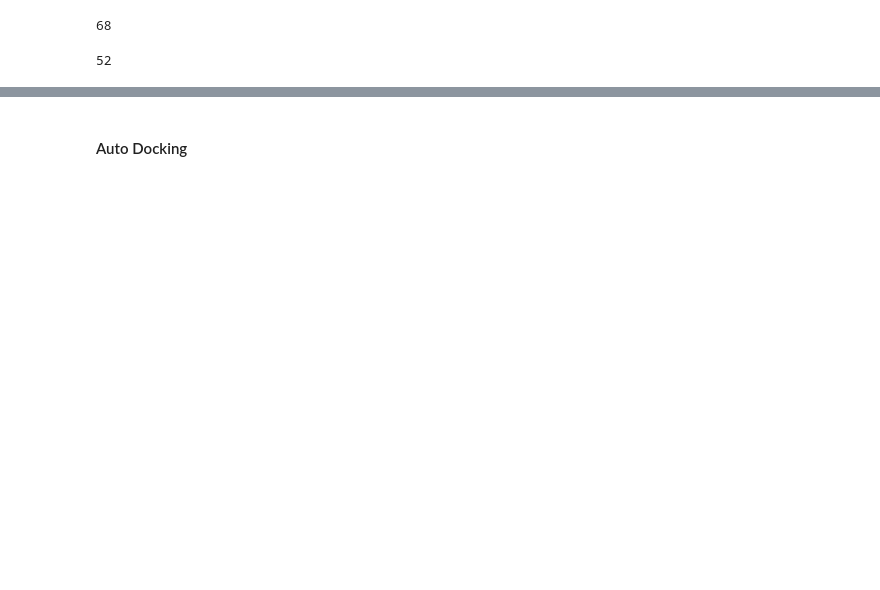
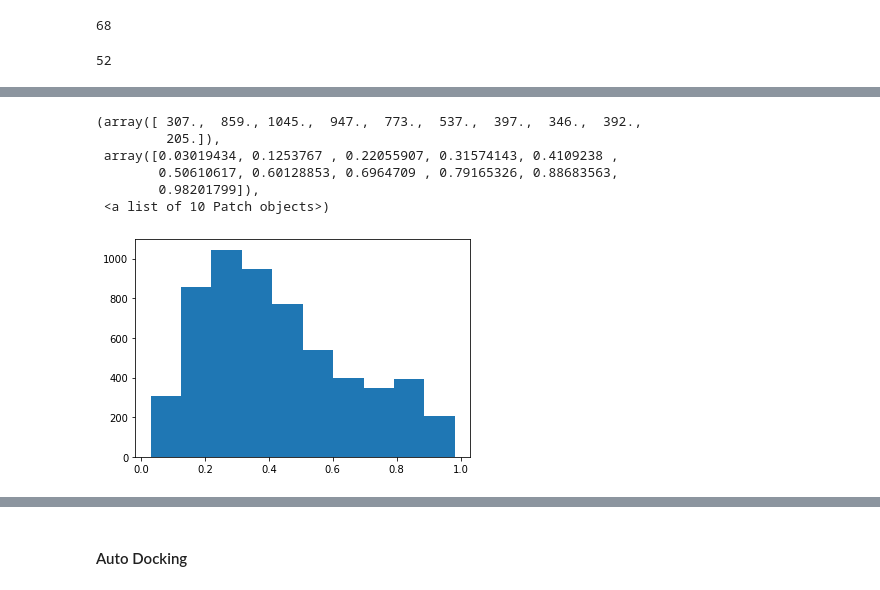
Before and after one commit to Barabasi-Lab/AI-Bind, a Jupyter notebook: Validation/SARS-CoV-2 Predictions Analysis VecNet.ipynb, the cells around one changed output, grey strips where cells are left out. Saved outputs shown, nothing was run; the diff lists cells and outputs as text; code cells hidden in the pictures; blank space fills up the shorter version.

```diff
--- a/Validation/SARS-CoV-2 Predictions Analysis VecNet.ipynb
+++ b/Validation/SARS-CoV-2 Predictions Analysis VecNet.ipynb
@@ -37,0 +187,2 @@ len(set(pd.concat([all_pairs_sorted.head(100),all_pairs_sorted.tail(100)])['targ
+# %%
+common_top_all = all_pairs[all_pairs['InChiKey'].isin(common_drugs)].sort_values(by=['Averaged Predictions'], ascending=False)
@@ -37,0 +209,10 @@ len(set(pd.concat([all_pairs_sorted.head(100),all_pairs_sorted.tail(100)])['targ
+# %%
+plt.hist(common_top_all['Averaged Predictions'].tolist())
+# %% [output]
+(array([ 307.,  859., 1045.,  947.,  773.,  537.,  397.,  346.,  392.,
+         205.]),
+ array([0.03019434, 0.1253767 , 0.22055907, 0.31574143, 0.4109238 ,
+        0.50610617, 0.60128853, 0.6964709 , 0.79165326, 0.88683563,
+        0.98201799]),
+ <a list of 10 Patch objects>)
+[figure, added]
```
Also changed, not shown: parts of 79 cells of this notebook, 27 other files.
